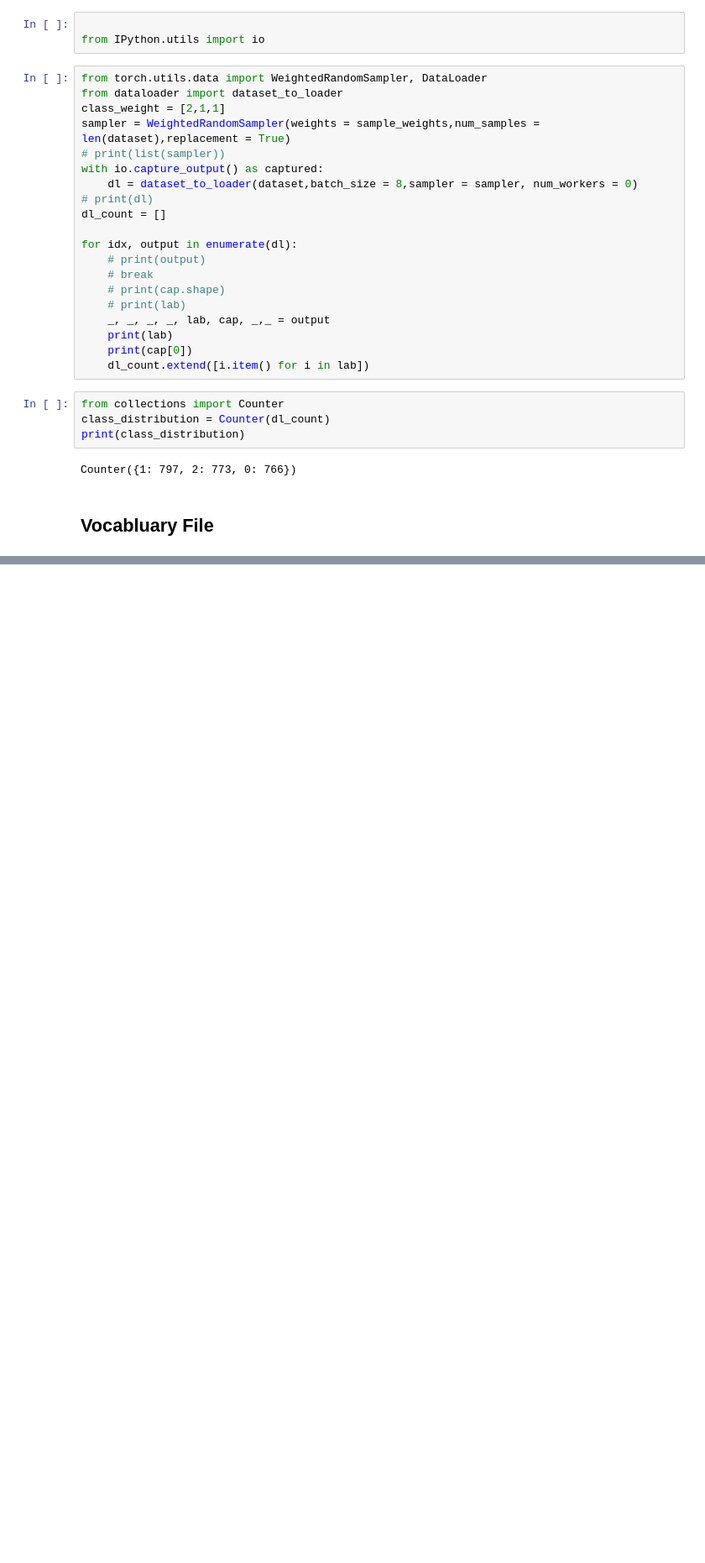
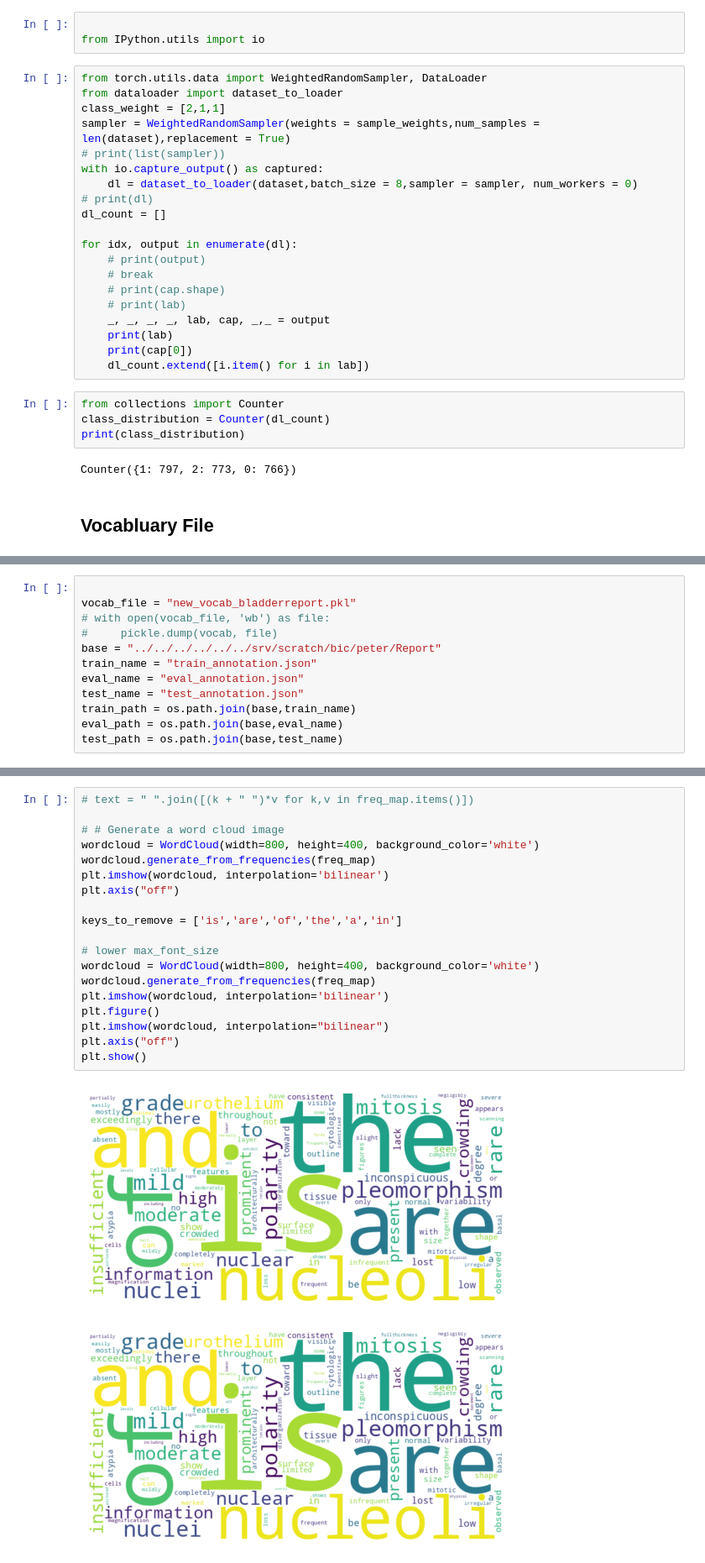
Before and after one commit to PeterrHH/GNN-Histo-Caption, a Jupyter notebook: main/Untitled.ipynb, the cells around one changed output, grey strips where cells are left out. Shown at 84% size. Saved outputs shown, nothing was run; the diff lists cells and outputs as text; blank space fills up the shorter version.

```diff
--- a/main/Untitled.ipynb
+++ b/main/Untitled.ipynb
@@ -457,0 +483,12 @@ print(a+b)
+# %%
+
+vocab_file = "new_vocab_bladderreport.pkl"
+# with open(vocab_file, 'wb') as file:
+#     pickle.dump(vocab, file)
+base = "../../../../../../srv/scratch/bic/peter/Report"
+train_name = "train_annotation.json"
+eval_name = "eval_annotation.json"
+test_name = "test_annotation.json"
+train_path = os.path.join(base,train_name)
+eval_path = os.path.join(base,eval_name)
+test_path = os.path.join(base,test_name)
@@ -457,0 +627,22 @@ print(a+b)
+# %%
+# text = " ".join([(k + " ")*v for k,v in freq_map.items()])
+
+# # Generate a word cloud image
+wordcloud = WordCloud(width=800, height=400, background_color='white')
+wordcloud.generate_from_frequencies(freq_map)
+plt.imshow(wordcloud, interpolation='bilinear')
+plt.axis("off")
+
+keys_to_remove = ['is','are','of','the','a','in']
+
+# lower max_font_size
+wordcloud = WordCloud(width=800, height=400, background_color='white')
+wordcloud.generate_from_frequencies(freq_map)
+plt.imshow(wordcloud, interpolation='bilinear')
+plt.figure()
+plt.imshow(wordcloud, interpolation="bilinear")
+plt.axis("off")
+plt.show()
+# %% [output]
+[figure, added]
+[figure, added]
```
Also changed, not shown: parts of 19 cells of this notebook, 1 other file.
